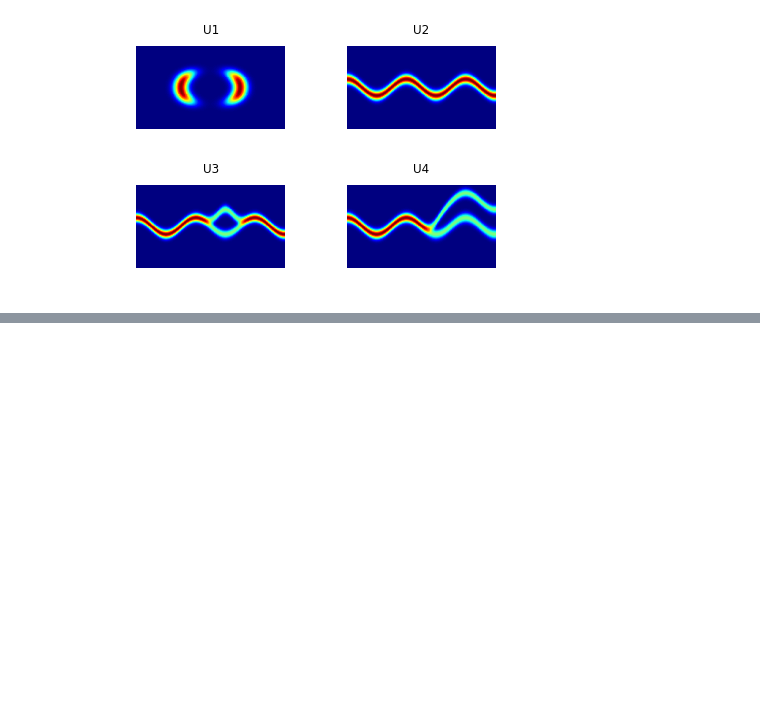
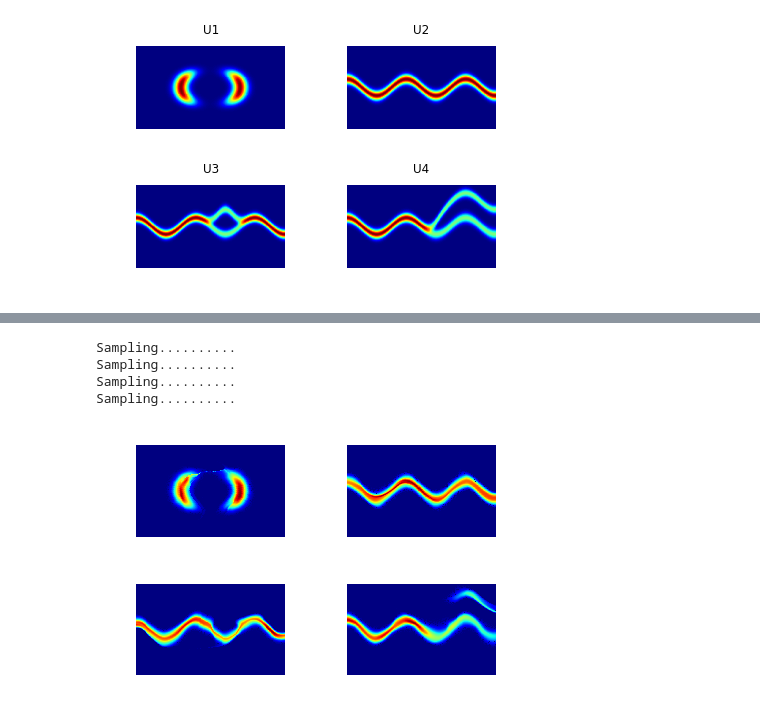
Before and after one commit to 16lawrencel/vae-normflow, a Jupyter notebook: src/normflow_synthetic.ipynb, the cells around one changed output, grey strips where cells are left out. Saved outputs shown, nothing was run; the diff lists cells and outputs as text; code cells hidden in the pictures; blank space fills up the shorter version.

```diff
--- a/src/normflow_synthetic.ipynb
+++ b/src/normflow_synthetic.ipynb
@@ -114,0 +63,34 @@ Sampling..........
+# %%
+flow_type = flows.IAF
+K = 16
+L = 500
+num_epochs = 10
+epoch_length = 10000
+load_model = True
+train_model = False
+
+models_IAF = [None] * 5
+trainers_IAF = [None] * 5
+for i in range(1, 5):
+    U = getattr(func, "U%d" % i)
+
+    models_IAF[i], trainers_IAF[i] = trainutil.train_U(U, flow_type = flow_type, K = K, L = L,
+                                                        num_epochs = num_epochs, epoch_length = epoch_length,
+                                                        load_model = load_model, train_model = train_model)
+# %%
+fig, axes = plt.subplots(2, 2)
+
+sampler = sample.normal_sampler(sigma = torch.ones(2) * 5)
+
+for model, ax in zip(models_IAF[1:5], axes.flatten()):
+    viz.plot_model_hist(model, ax, sampler = sampler)
+    ax.axis('off')
+
+fig.tight_layout()
+plt.show()
+# %% [output]
+Sampling..........
+Sampling..........
+Sampling..........
+Sampling..........
+[figure, added]
```
Also changed, not shown: parts of 26 cells of this notebook, 59 other files.
